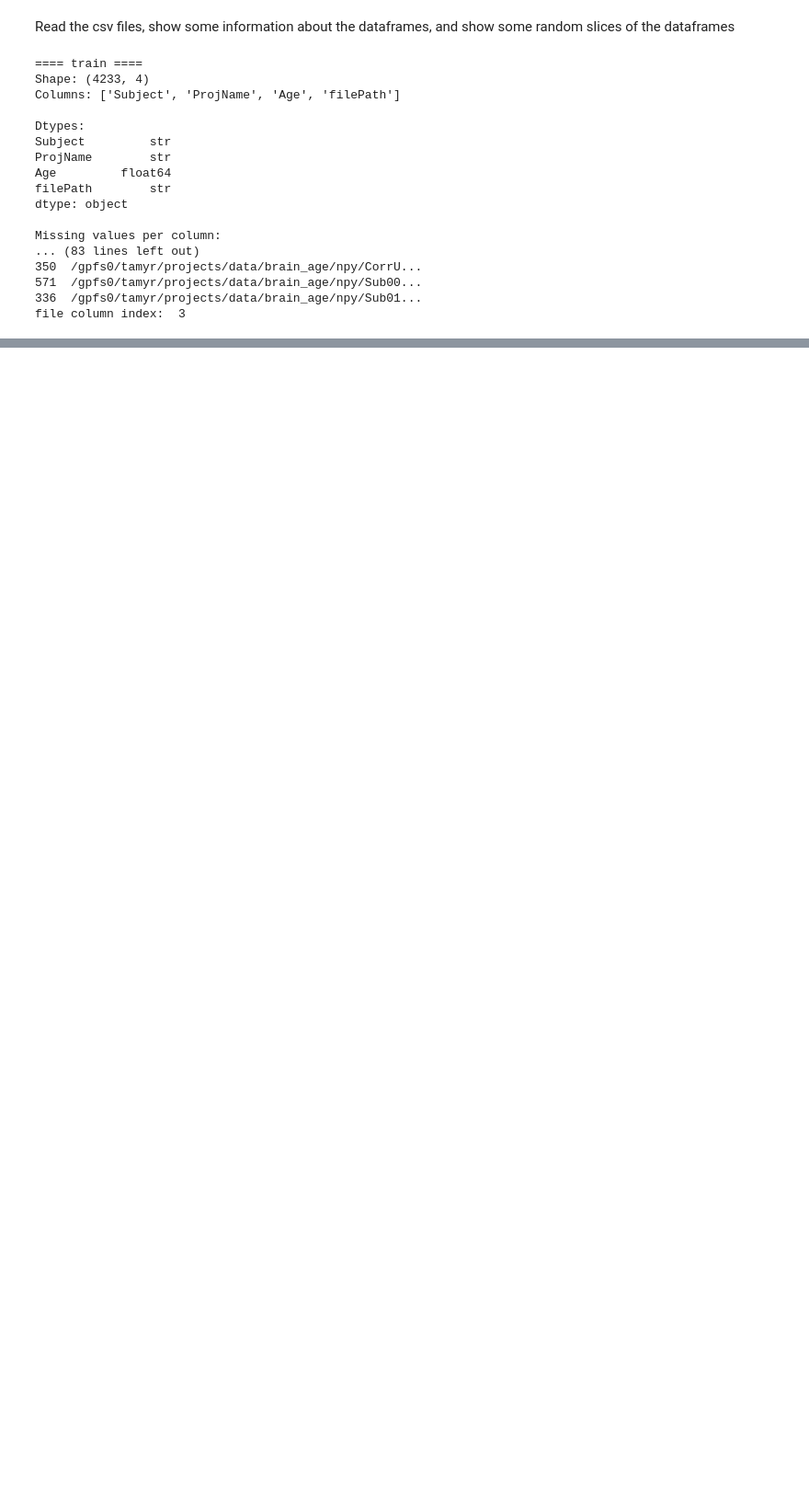
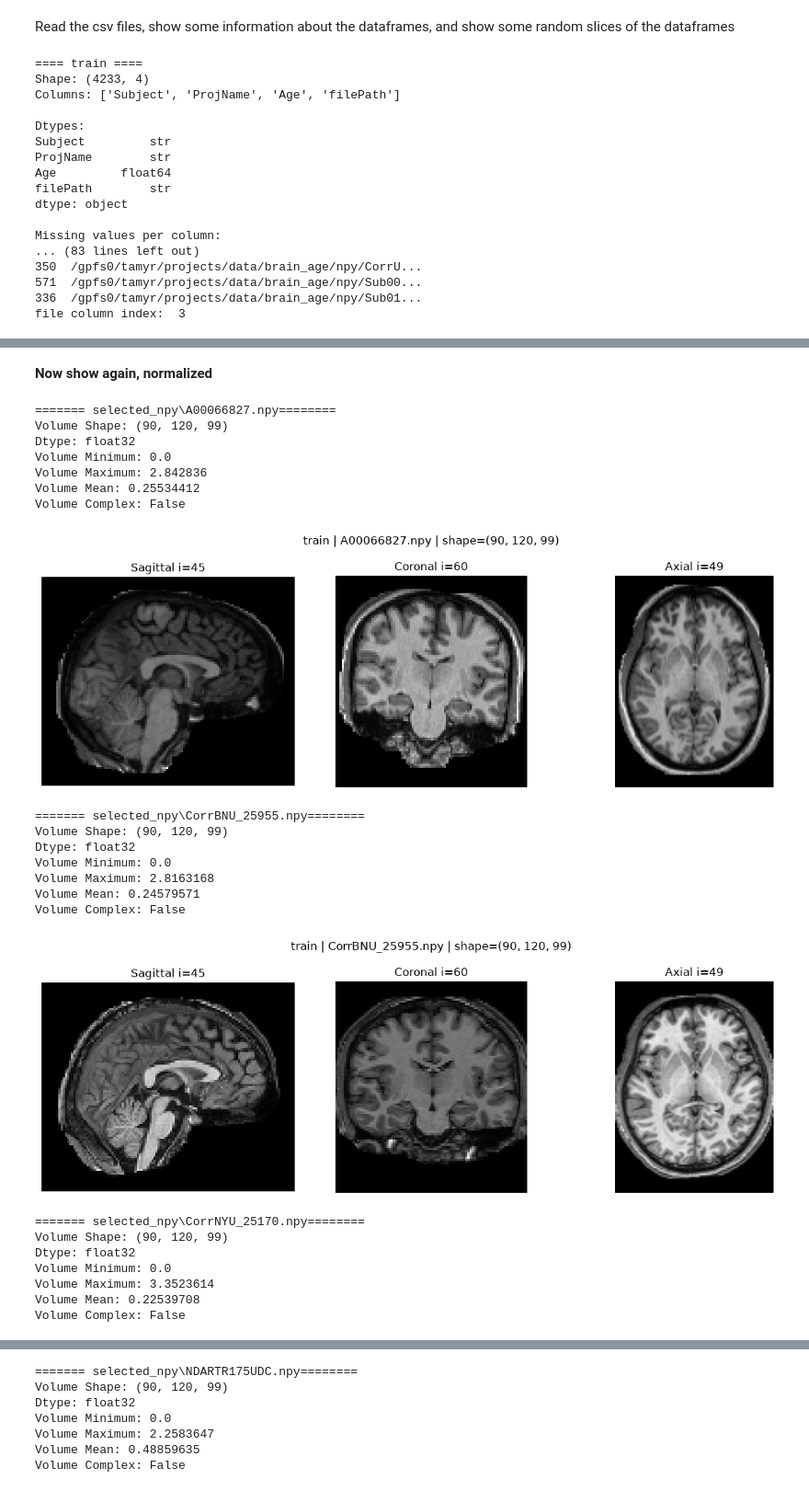
Before and after one commit to AlonZeltser/mri_course_final_project, a Jupyter notebook: notebooks/01_data_exploration.ipynb, the cells around one changed output, grey strips where cells are left out. Shown at 92% size. Saved outputs shown, nothing was run; the diff lists cells and outputs as text; code cells hidden in the pictures; blank space fills up the shorter version.

```diff
--- a/notebooks/01_data_exploration.ipynb
+++ b/notebooks/01_data_exploration.ipynb
@@ -167,0 +189,30 @@ Complex: False
+# %% [markdown]
+**Now show again, normalized**
+# %%
+#============= main ==========
+for key,value in dfs.items():
+    show_random_volume_slices(value, key, n_samples=10, seed=42, normalize=True)
+# %% [output]
+======= selected_npy\A00066827.npy========
+Volume Shape: (90, 120, 99)
+Dtype: float32
+Volume Minimum: 0.0
+Volume Maximum: 2.842836
+Volume Mean: 0.25534412
+Volume Complex: False
+[figure, added]
+======= selected_npy\CorrBNU_25955.npy========
+Volume Shape: (90, 120, 99)
+Dtype: float32
+Volume Minimum: 0.0
+Volume Maximum: 2.8163168
+Volume Mean: 0.24579571
+Volume Complex: False
+[figure, added]
+======= selected_npy\CorrNYU_25170.npy========
+Volume Shape: (90, 120, 99)
+Dtype: float32
+Volume Minimum: 0.0
+Volume Maximum: 3.3523614
+Volume Mean: 0.22539708
+Volume Complex: False
@@ -167,0 +220,7 @@ Complex: False
+======= selected_npy\NDARTR175UDC.npy========
+Volume Shape: (90, 120, 99)
+Dtype: float32
+Volume Minimum: 0.0
+Volume Maximum: 2.2583647
+Volume Mean: 0.48859635
+Volume Complex: False
```
Also changed, not shown: parts of 4 cells of this notebook, 4 other files.
